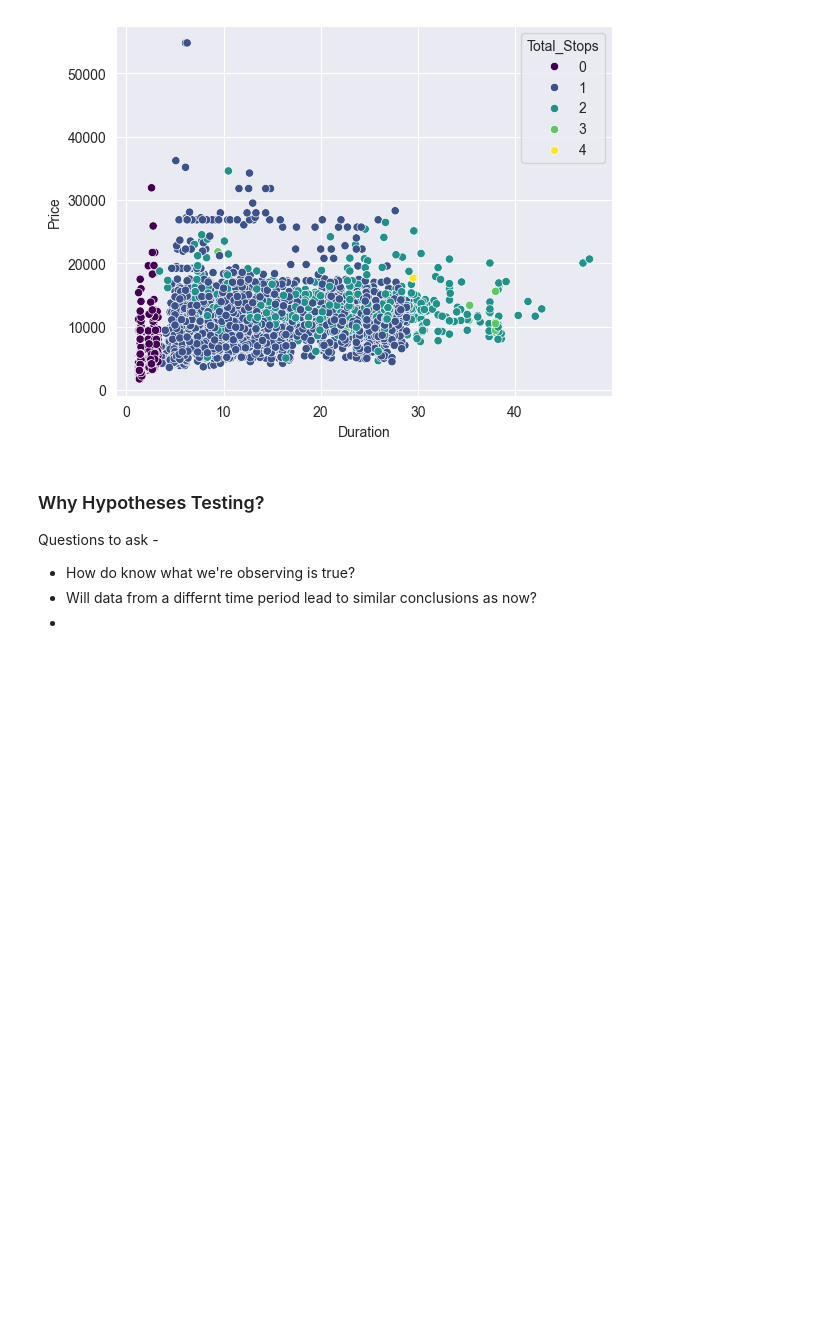
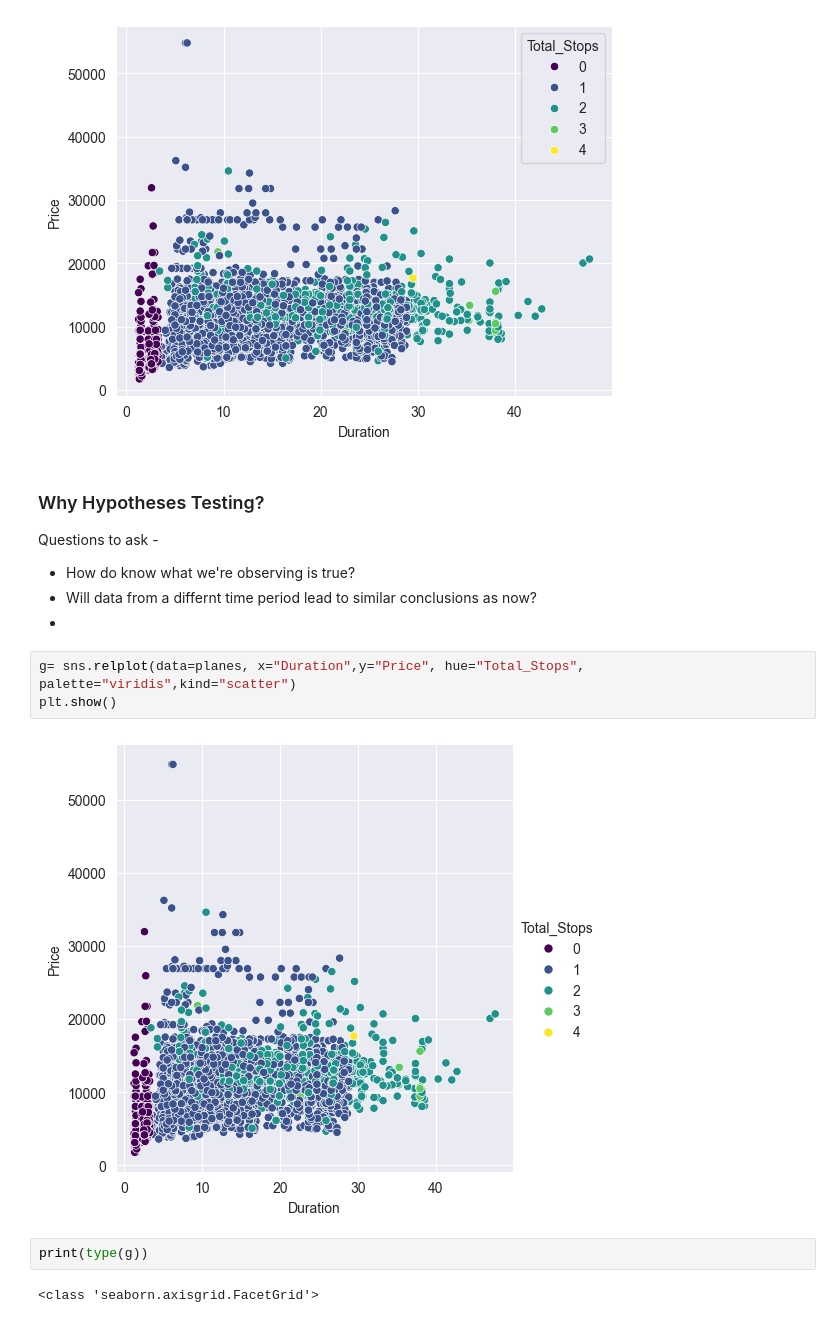
Before and after one commit to abhijeet-bhambere/exploratory_data_analysis, a Jupyter notebook: EDA_In_Python.ipynb, the cells around one changed output. Cells and saved outputs as stored; diff of their text form; blank space fills up the shorter version.

```diff
--- a/EDA_In_Python.ipynb
+++ b/EDA_In_Python.ipynb
@@ -2180,3 +2199,12 @@ Questions to ask -
 - How do know what we're observing is true?
 - Will data from a differnt time period lead to similar conclusions as now?
 -
+# %%
+g= sns.relplot(data=planes, x="Duration",y="Price", hue="Total_Stops", palette="viridis",kind="scatter")
+plt.show()
+# %% [output]
+[figure, added]
+# %%
+print(type(g))
+# %% [output]
+<class 'seaborn.axisgrid.FacetGrid'>
```
Also changed, not shown: parts of 39 cells of this notebook.
